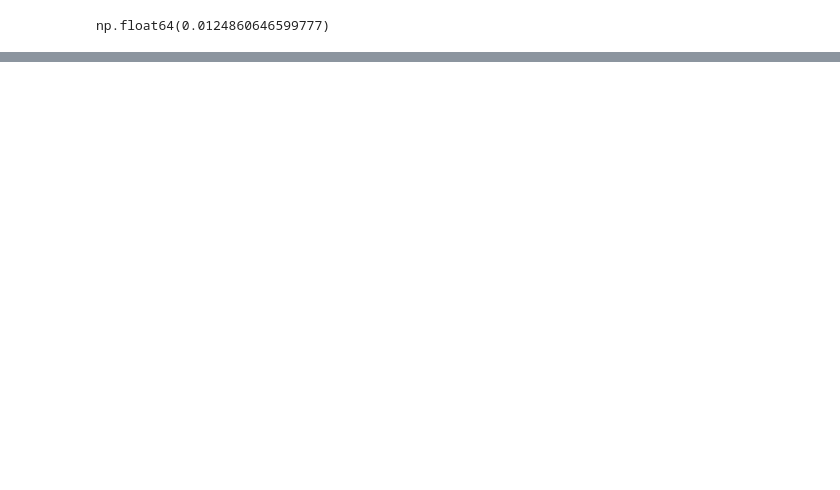
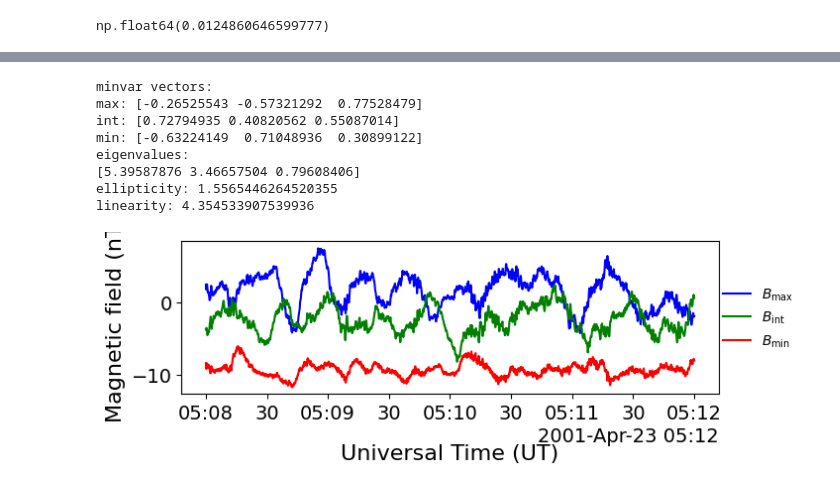
Before and after one commit to solarwindstream/gipm-mapping, a Jupyter notebook: FunWithFourier.ipynb, the cells around one changed output, grey strips where cells are left out. Drawn from its saved outputs; the diff is of its cells as text; code cells hidden in the pictures; blank space fills up the shorter version.

```diff
--- a/FunWithFourier.ipynb
+++ b/FunWithFourier.ipynb
@@ -233,0 +342,57 @@ ax.xaxis.grid(color='lightgray')
+# %%
+#apply pyspedas code to cut-down window
+
+times = fs_df.index.array
+
+bx = fs_df['Bx_gse'].values
+
+by = fs_df['By_gse'].values
+
+bz = fs_df['Bz_gse'].values
+
+vrot, v, w = minvar(np.column_stack([bx,by,bz]))
+
+fig = plt.figure(figsize=(7,2))
+
+plt.plot(times,vrot[:,0],c="blue",label="$B_\\mathrm{max}$")
+
+plt.plot(times,vrot[:,1],c="green",label="$B_\\mathrm{int}$")
+
+plt.plot(times,vrot[:,2],c="red",label="$B_\\mathrm{min}$")
+
+plt.legend(frameon = False,loc='center left', bbox_to_anchor=(0.985, 0.5))
+
+plt.ylabel("Magnetic field (nT)")
+
+plt.xlabel("Universal Time (UT)",labelpad=15)
+
+print("minvar vectors: ")
+
+print("max: ",end='')
+
+print(v[:,0])
+
+print("int: ",end='')
+
+print(v[:,1])
+
+print("min: ",end='')
+
+print(v[:,2])
+
+print("eigenvalues: ")
+
+print(w)
+
+print("ellipticity:", w[0]/w[1])
+print("linearity:", w[1]/w[2])
+# %% [output]
+minvar vectors:
+max: [-0.26525543 -0.57321292  0.77528479]
+int: [0.72794935 0.40820562 0.55087014]
+min: [-0.63224149  0.71048936  0.30899122]
+eigenvalues:
+[5.39587876 3.46657504 0.79608406]
+ellipticity: 1.5565446264520355
+linearity: 4.354533907539936
+[figure, added]
```
Also changed, not shown: parts of 17 cells of this notebook.
